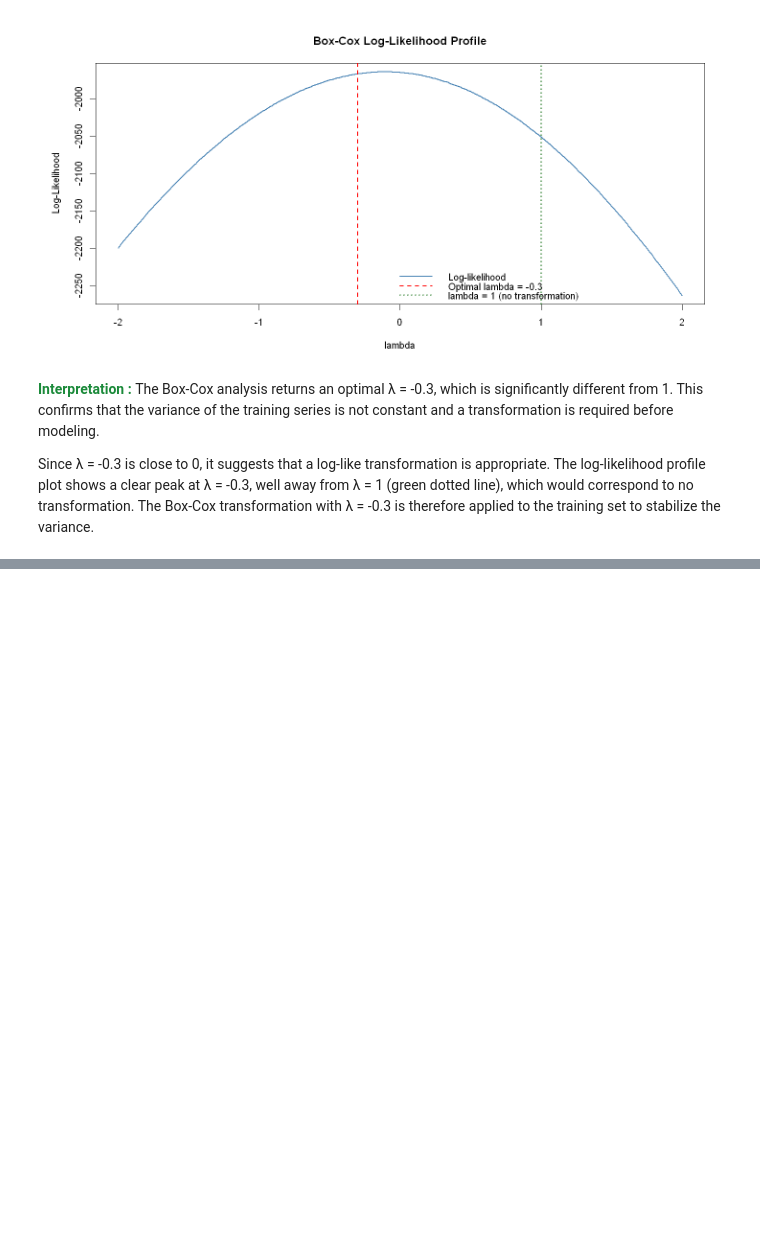
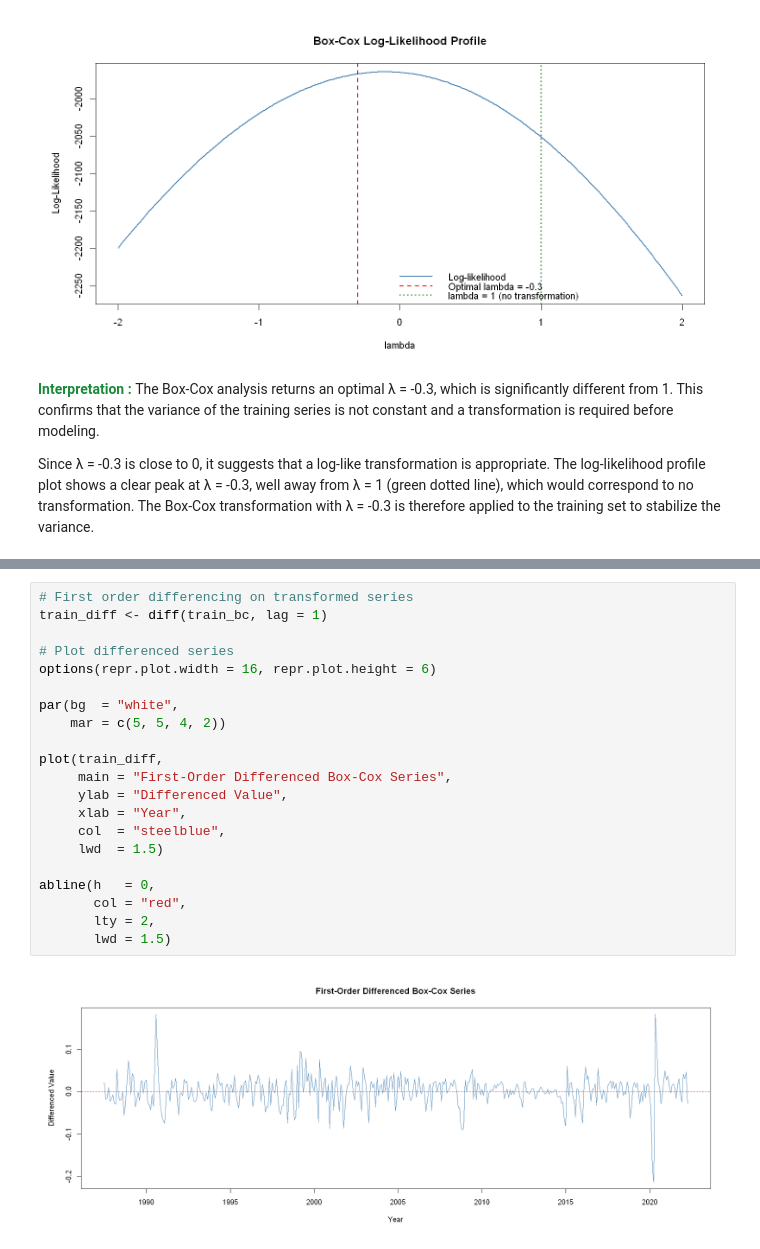
Before and after one commit to AfafKhadraoui/-Brent-Crude-Oil-Time-Series-Forecasting, a Jupyter notebook: Individual_project_Afaf_Khadraoui_G10.ipynb, the cells around one changed output, grey strips where cells are left out. Drawn from its saved outputs; the diff is of its cells as text; blank space fills up the shorter version.

```diff
--- a/Individual_project_Afaf_Khadraoui_G10.ipynb
+++ b/Individual_project_Afaf_Khadraoui_G10.ipynb
@@ -461,0 +510,23 @@ Warning message in title(main = main, xlab = xlab, ylab = ylab, ...):
+# %%
+# First order differencing on transformed series
+train_diff <- diff(train_bc, lag = 1)
+
+# Plot differenced series
+options(repr.plot.width = 16, repr.plot.height = 6)
+
+par(bg  = "white",
+    mar = c(5, 5, 4, 2))
+
+plot(train_diff,
+     main = "First-Order Differenced Box-Cox Series",
+     ylab = "Differenced Value",
+     xlab = "Year",
+     col  = "steelblue",
+     lwd  = 1.5)
+
+abline(h   = 0,
+       col = "red",
+       lty = 2,
+       lwd = 1.5)
+# %% [output]
+[figure, added]
```
Also changed, not shown: parts of 10 cells of this notebook.
